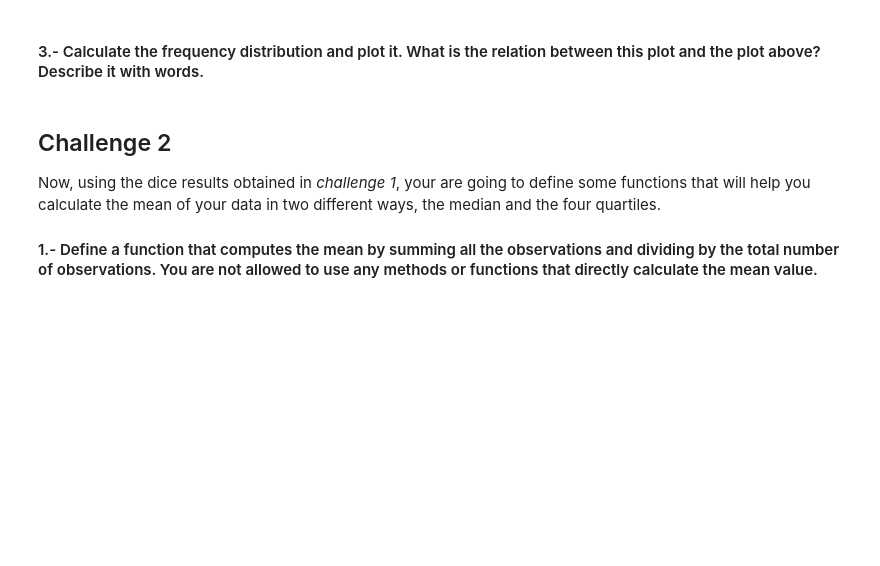
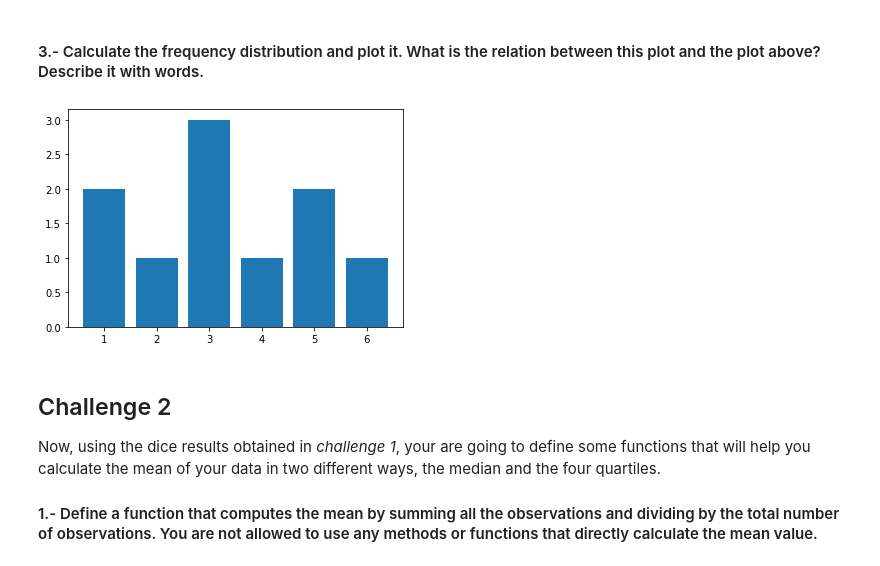
Before and after one commit to ta-data-lis/lab-understanding-descriptive-stats, a Jupyter notebook: your-code/main.ipynb, the cells around one changed output. Drawn from its saved outputs; the diff is of its cells as text; code cells hidden in the pictures; blank space fills up the shorter version.

```diff
--- a/your-code/main.ipynb
+++ b/your-code/main.ipynb
@@ -132,0 +139,9 @@ your comments here
+# %%
+# your code here
+
+freq = r['result'].value_counts()
+
+plt.bar(freq.index, freq.values)
+plt.show()
+# %% [output]
+[figure, added]
```
Also changed, not shown: parts of 9 cells of this notebook.
